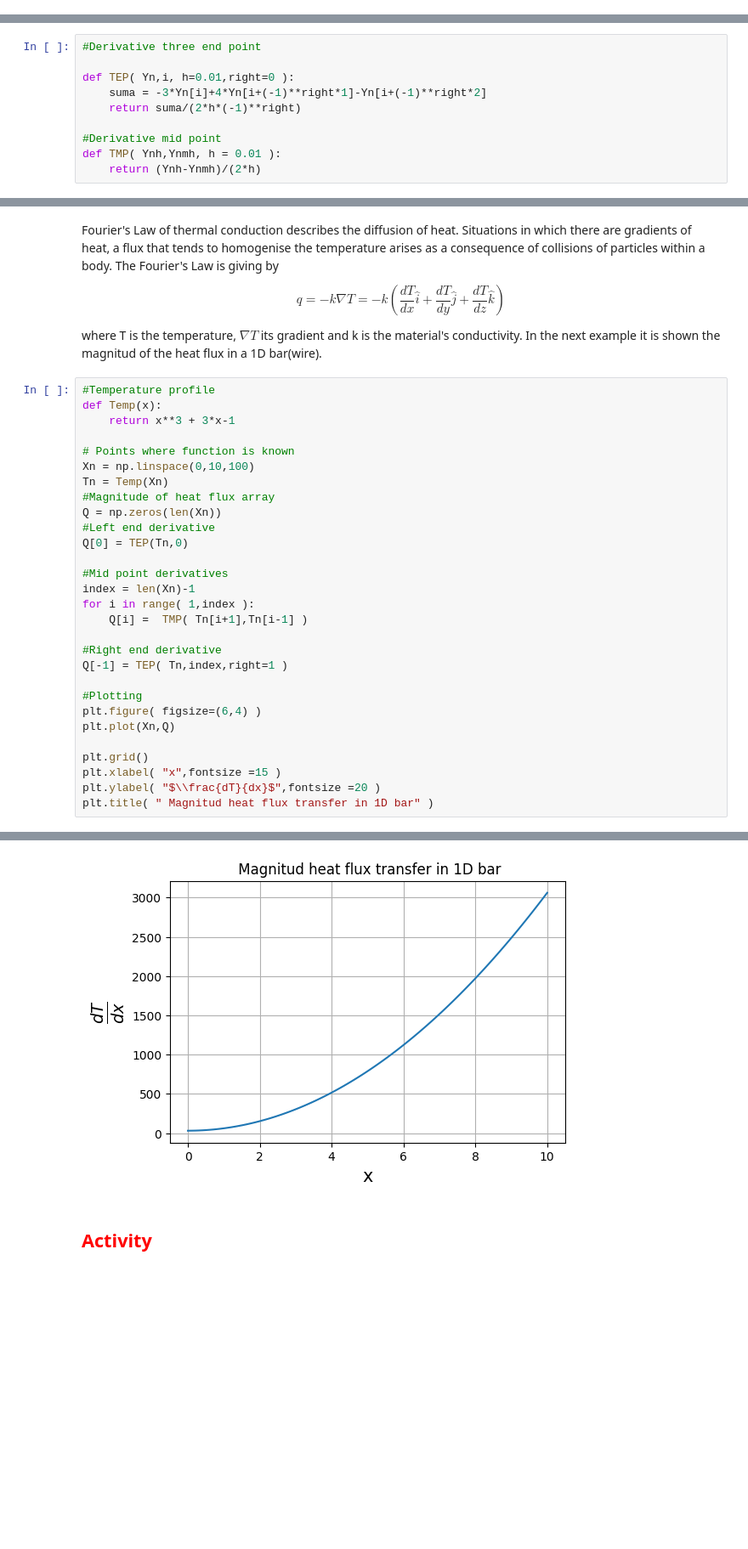
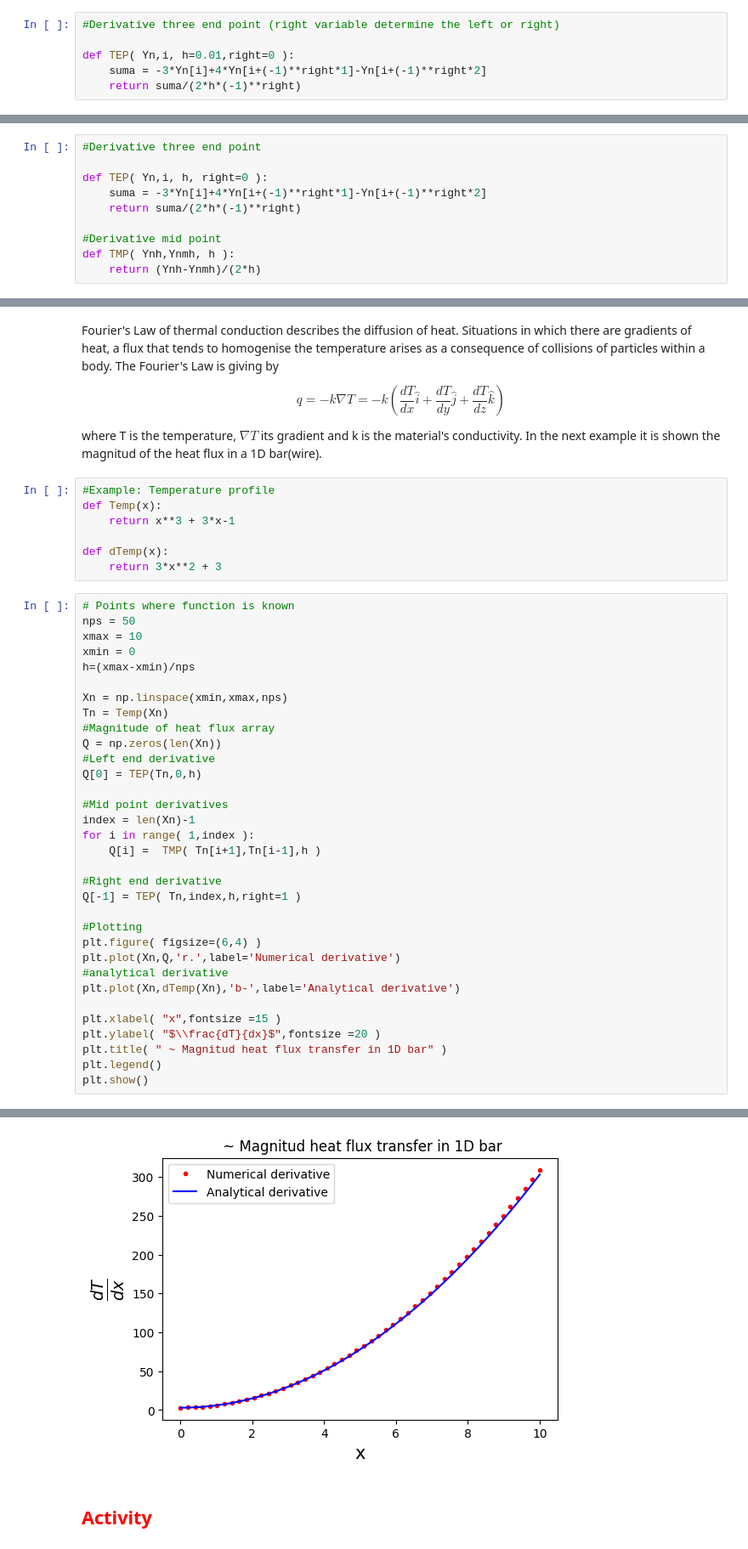
Before and after one commit to anferivera/Programming, a Jupyter notebook: 5_numerical_calculus.ipynb, the cells around one changed output, grey strips where cells are left out. Shown: that part at 85% size. Drawn from its saved outputs; the diff is of its cells as text; blank space fills up the shorter version.

```diff
--- a/5_numerical_calculus.ipynb
+++ b/5_numerical_calculus.ipynb
@@ -160,6 +162,12 @@ with $\xi\in[x_i,x_i+4h]$
 
 
 Endpoint formulas are especially useful near to the end of a set of points, where no further points exist.
+# %%
+#Derivative three end point (right variable determine the left or right)
+
+def TEP( Yn,i, h=0.01,right=0 ):
+    suma = -3*Yn[i]+4*Yn[i+(-1)**right*1]-Yn[i+(-1)**right*2]
+    return suma/(2*h*(-1)**right)
 # %% [markdown]
 ## Midpoint formulas
 # %% [markdown]
@@ -182,12 +190,12 @@ As Midpoint formulas required one iteration less than Endpoint ones, they are mo
 # %%
 #Derivative three end point
 
-def TEP( Yn,i, h=0.01,right=0 ):
+def TEP( Yn,i, h, right=0 ):
     suma = -3*Yn[i]+4*Yn[i+(-1)**right*1]-Yn[i+(-1)**right*2]
     return suma/(2*h*(-1)**right)
 
 #Derivative mid point
-def TMP( Ynh,Ynmh, h = 0.01 ):
+def TMP( Ynh,Ynmh, h ):
     return (Ynh-Ynmh)/(2*h)
 # %% [markdown]
 ### Example: Heat transfer in a 1D bar
@@ -199,33 +207,44 @@ Fourier's Law of thermal conduction describes the diffusion of heat. Situations
 $$ q = -k\nabla T = -k\left( \frac{dT}{dx}\hat{i} + \frac{dT}{dy}\hat{j} + \frac{dT}{dz}\hat{k}\right)$$
 
 where T is the temperature, $\nabla T$ its gradient and k is the material's conductivity. In the next example it is shown the magnitud of the heat flux in a 1D bar(wire).
+# %%
+#Example: Temperature profile
+def Temp(x):
+    return x**3 + 3*x-1
+
+def dTemp(x):
+    return 3*x**2 + 3
 # %%
-#Temperature profile
-def Temp(x):
-    return x**3 + 3*x-1
+# Points where function is known
+nps = 50
+xmax = 10
+xmin = 0
+h=(xmax-xmin)/nps
 
-# Points where function is known
-Xn = np.linspace(0,10,100)
+Xn = np.linspace(xmin,xmax,nps)
 Tn = Temp(Xn)
 #Magnitude of heat flux array
 Q = np.zeros(len(Xn))
 #Left end derivative
-Q[0] = TEP(Tn,0)
+Q[0] = TEP(Tn,0,h)
 
 #Mid point derivatives
 index = len(Xn)-1
 for i in range( 1,index ):
-    Q[i] =  TMP( Tn[i+1],Tn[i-1] )
+    Q[i] =  TMP( Tn[i+1],Tn[i-1],h )
 
 #Right end derivative
-Q[-1] = TEP( Tn,index,right=1 )
+Q[-1] = TEP( Tn,index,h,right=1 )
 
 #Plotting
 plt.figure( figsize=(6,4) )
-plt.plot(Xn,Q)
+plt.plot(Xn,Q,'r.',label='Numerical derivative')
+#analytical derivative
+plt.plot(Xn,dTemp(Xn),'b-',label='Analytical derivative')
 
-plt.grid()
 plt.xlabel( "x",fontsize =15 )
 plt.ylabel( "$\\frac{dT}{dx}$",fontsize =20 )
-plt.title( " Magnitud heat flux transfer in 1D bar" )
+plt.title( " ~ Magnitud heat flux transfer in 1D bar" )
+plt.legend()
+plt.show()
 # %% [output]
@@ -233,4 +251,4 @@ Text(0.5, 1.0, ' Magnitud heat flux transfer in 1D bar')
-[figure, old version]
+[figure, new version]
 # %% [markdown]
 ## <font color='red'>     **Activity** </font>
 # %% [markdown]
```
Also changed, not shown: parts of 3 cells of this notebook.
